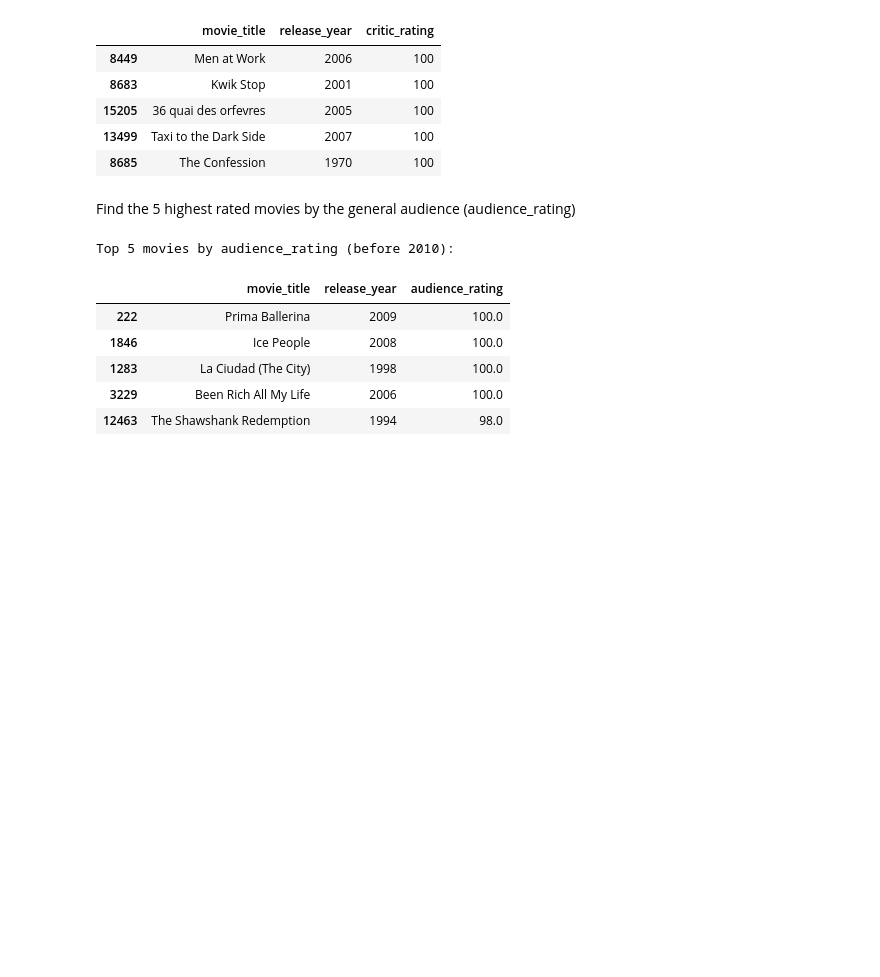
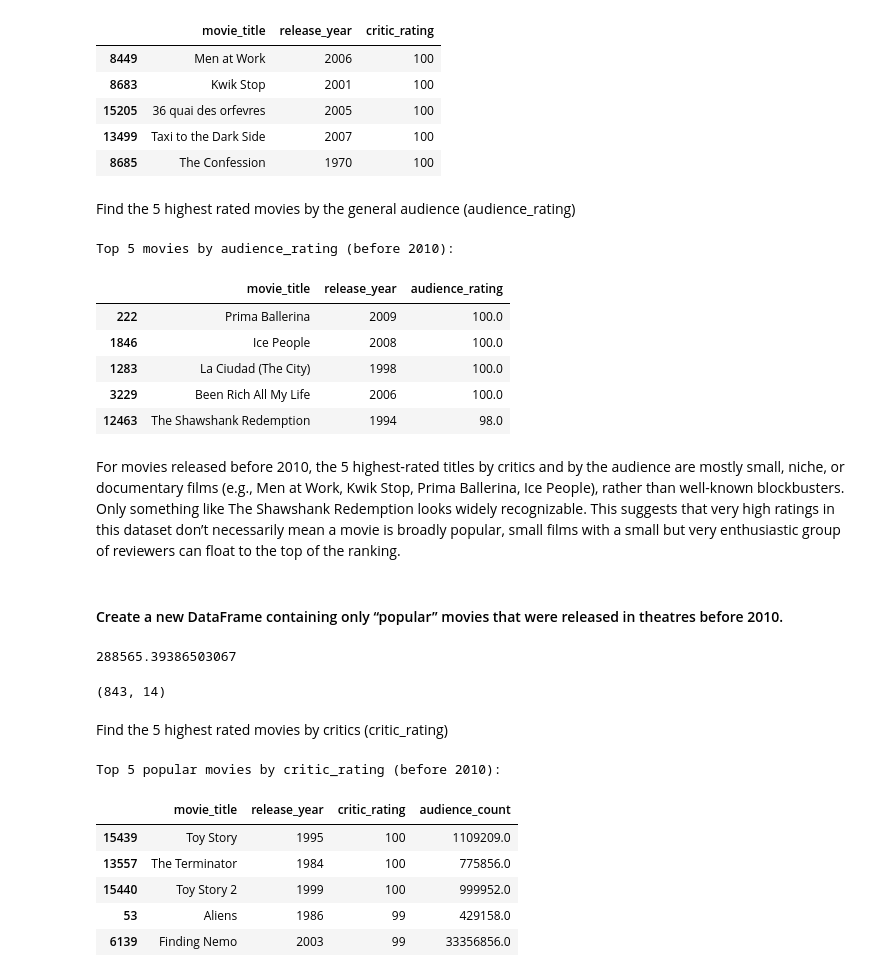
Before and after one commit to fayyyyyxy/movie-rating-prediction, a Jupyter notebook: src/cleaning_EDA/cleaning_popmov2010.ipynb, the cells around one changed output. Saved outputs shown, nothing was run; the diff lists cells and outputs as text; code cells hidden in the pictures; blank space fills up the shorter version.

```diff
--- a/src/cleaning_EDA/q1_number_movies.ipynb
+++ b/src/cleaning_EDA/cleaning_popmov2010.ipynb
@@ -143,3 +143,43 @@ Top 5 movies by audience_rating (before 2010):
 | 1283 | La Ciudad (The City) | 1998 | 100.0 |
 | 3229 | Been Rich All My Life | 2006 | 100.0 |
 | 12463 | The Shawshank Redemption | 1994 | 98.0 |
+# %% [markdown]
+For movies released before 2010, the 5 highest‐rated titles by critics and by the audience are mostly small, niche, or documentary films (e.g., Men at Work, Kwik Stop, Prima Ballerina, Ice People), rather than well-known blockbusters. Only something like The Shawshank Redemption looks widely recognizable. This suggests that very high ratings in this dataset don’t necessarily mean a movie is broadly popular, small films with a small but very enthusiastic group of reviewers can float to the top of the ranking.
+# %% [markdown]
+#### Create a new DataFrame containing only “popular” movies that were released in theatres before 2010.
+# %%
+# average number of audience reviews among pre-2010 movies
+avg_audience_reviews = df_pre2010["audience_count"].mean()
+avg_audience_reviews
+# %% [output]
+288565.39386503067
+# %%
+# keep only "popular" movies = more audience reviews than the average
+df_popular_pre2010 = df_pre2010[
+    df_pre2010["audience_count"] > avg_audience_reviews
+].copy()
+
+df_popular_pre2010.shape
+# %% [output]
+(843, 14)
+# %% [markdown]
+Find the 5 highest rated movies by critics (critic_rating)
+# %%
+# 5 highest rated popular movies by critics
+top5_critics_pop = (
+    df_popular_pre2010
+    .sort_values("critic_rating", ascending=False)
+    [["movie_title", "release_year", "critic_rating", "audience_count"]]
+    .head(5)
+)
+
+print("Top 5 popular movies by critic_rating (before 2010):")
+top5_critics_pop
+# %% [output]
+Top 5 popular movies by critic_rating (before 2010):
+|  | movie_title | release_year | critic_rating | audience_count |
+| 15439 | Toy Story | 1995 | 100 | 1109209.0 |
+| 13557 | The Terminator | 1984 | 100 | 775856.0 |
+| 15440 | Toy Story 2 | 1999 | 100 | 999952.0 |
+| 53 | Aliens | 1986 | 99 | 429158.0 |
+| 6139 | Finding Nemo | 2003 | 99 | 33356856.0 |
```
Also changed, not shown: parts of 6 cells of this notebook.
